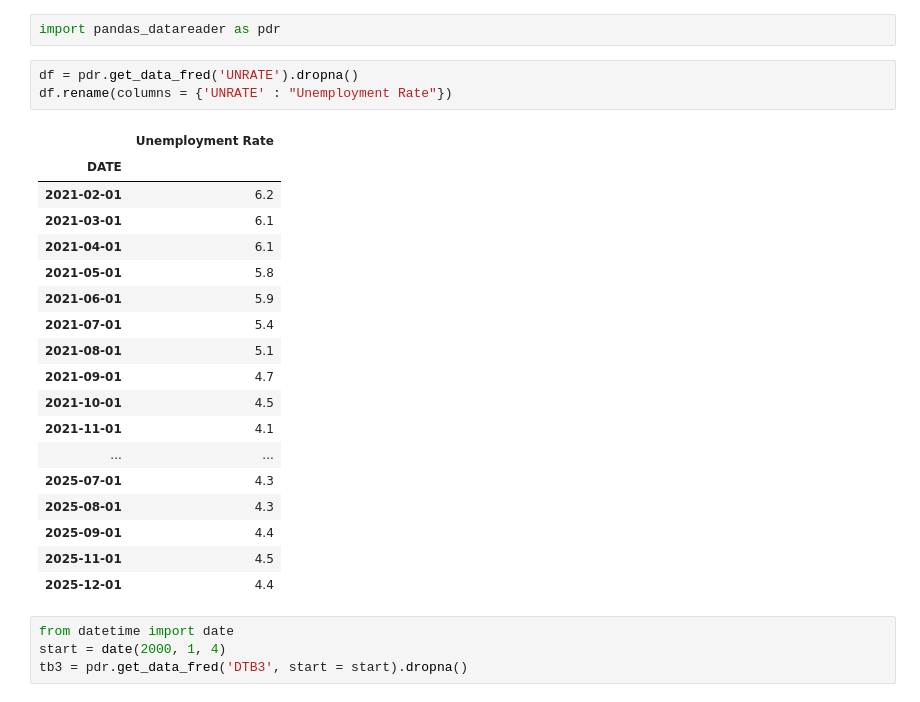
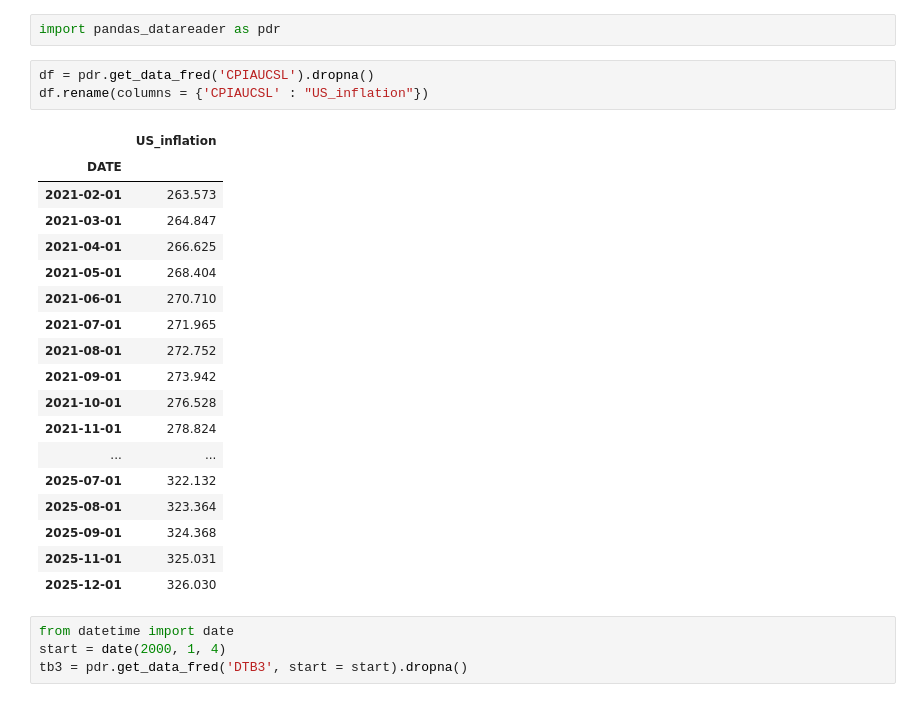
Before and after one commit to quantviews/financial-markets-2025, a Jupyter notebook: ipynb/Financial_data_and_preprocessing_in_Python_2025_ru.ipynb, the cells around one changed output. Saved outputs shown, nothing was run; the diff lists cells and outputs as text.

Commit message:
update nb on financial data

```diff
--- a/ipynb/Financial_data_and_preprocessing_in_Python_2025_ru.ipynb
+++ b/ipynb/Financial_data_and_preprocessing_in_Python_2025_ru.ipynb
@@ -88,27 +88,27 @@ df.tail()
 # %%
 import pandas_datareader as pdr
 # %%
-df = pdr.get_data_fred('UNRATE').dropna()
-df.rename(columns = {'UNRATE' : "Unemployment Rate"})
+df = pdr.get_data_fred('CPIAUCSL').dropna()
+df.rename(columns = {'CPIAUCSL' : "US_inflation"})
 # %% [output]
-|  | Unemployment Rate |
+|  | US_inflation |
 | DATE |  |
-| 2021-02-01 | 6.2 |
-| 2021-03-01 | 6.1 |
-| 2021-04-01 | 6.1 |
-| 2021-05-01 | 5.8 |
-| 2021-06-01 | 5.9 |
-| 2021-07-01 | 5.4 |
-| 2021-08-01 | 5.1 |
-| 2021-09-01 | 4.7 |
-| 2021-10-01 | 4.5 |
-| 2021-11-01 | 4.1 |
+| 2021-02-01 | 263.573 |
+| 2021-03-01 | 264.847 |
+| 2021-04-01 | 266.625 |
+| 2021-05-01 | 268.404 |
+| 2021-06-01 | 270.710 |
+| 2021-07-01 | 271.965 |
+| 2021-08-01 | 272.752 |
+| 2021-09-01 | 273.942 |
+| 2021-10-01 | 276.528 |
+| 2021-11-01 | 278.824 |
 | ... | ... |
-| 2025-07-01 | 4.3 |
-| 2025-08-01 | 4.3 |
-| 2025-09-01 | 4.4 |
-| 2025-11-01 | 4.5 |
-| 2025-12-01 | 4.4 |
+| 2025-07-01 | 322.132 |
+| 2025-08-01 | 323.364 |
+| 2025-09-01 | 324.368 |
+| 2025-11-01 | 325.031 |
+| 2025-12-01 | 326.030 |
 # %%
 from datetime import date
 start = date(2000, 1, 4)
```
Also changed, not shown: parts of 41 cells of this notebook.
